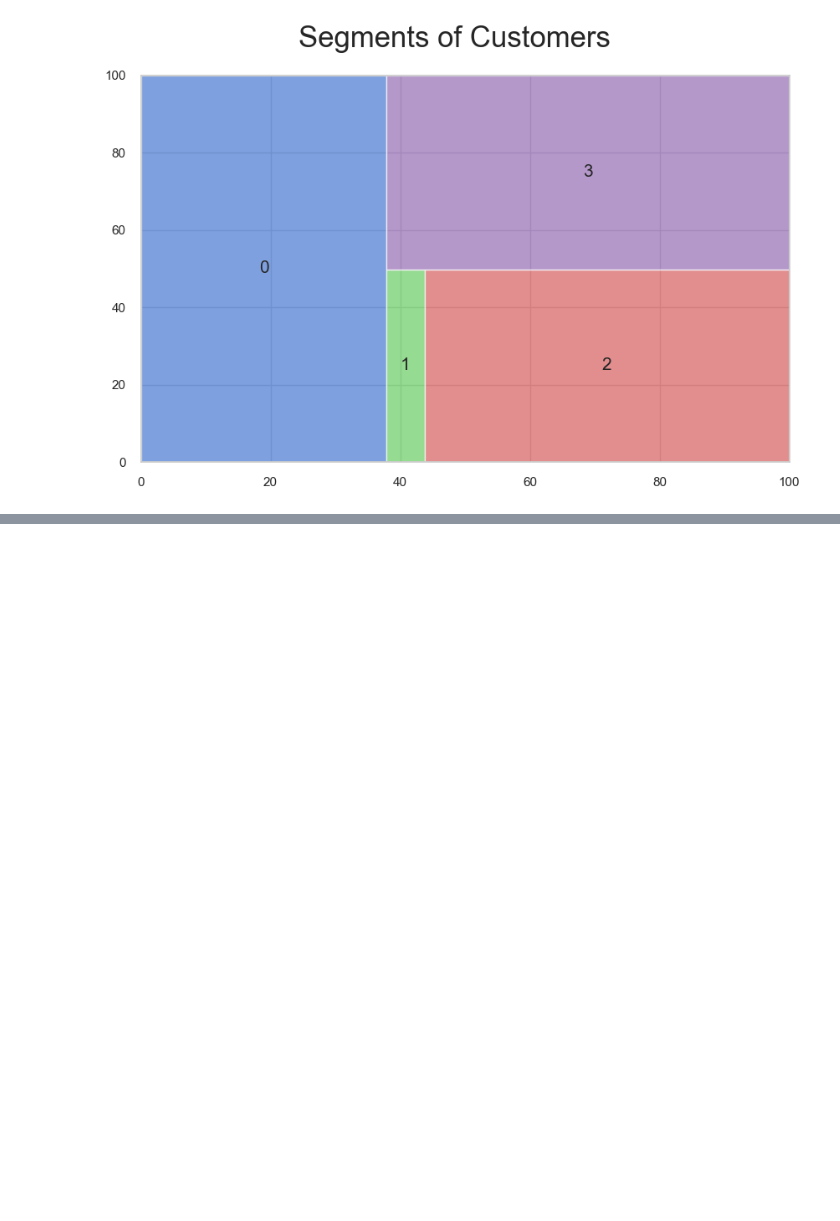
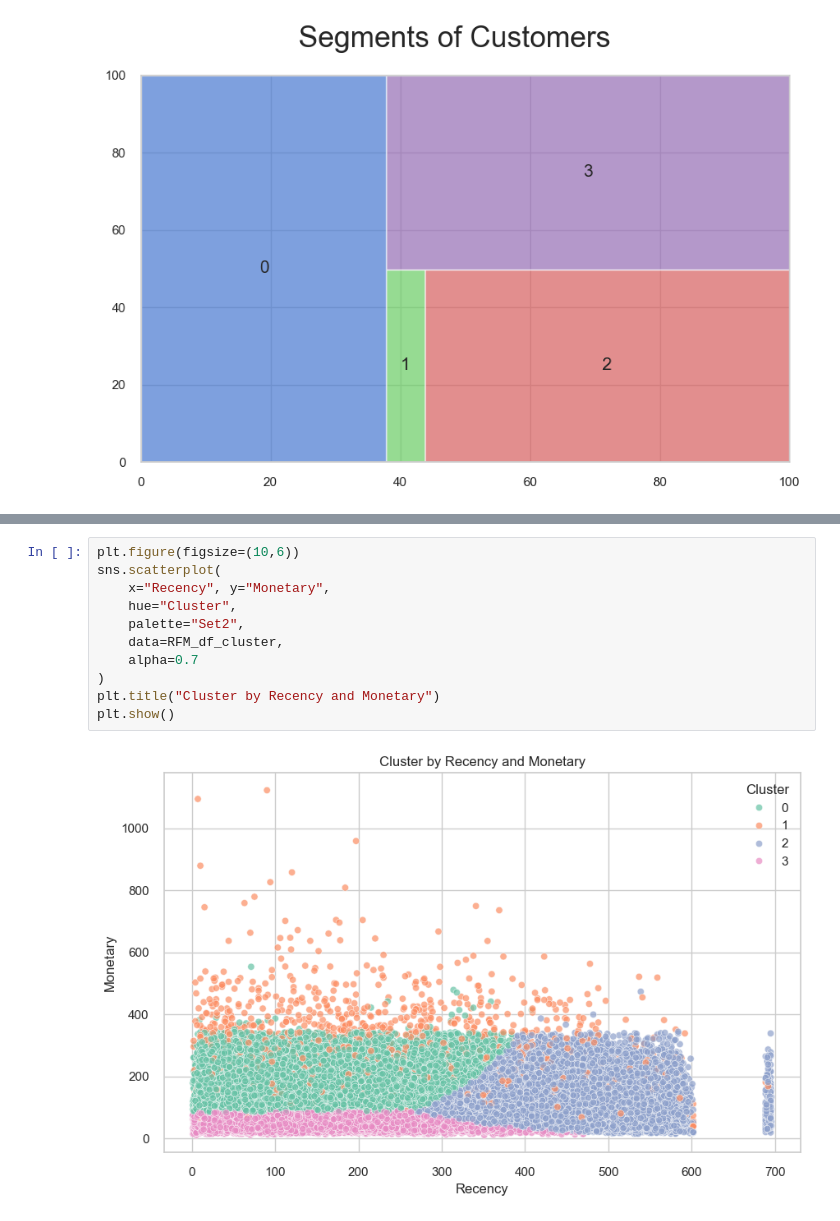
Before and after one commit to demaric9/E-Commerce-Platform, a Jupyter notebook: Pandas/RFM_Analysis.ipynb, the cells around one changed output, grey strips where cells are left out. Drawn from its saved outputs; the diff is of its cells as text; blank space fills up the shorter version.

```diff
--- a/Pandas/RFM_Analysis.ipynb
+++ b/Pandas/RFM_Analysis.ipynb
@@ -660,0 +686,13 @@ Text(0.5, 0.98, 'Segments of Customers')
+# %%
+plt.figure(figsize=(10,6))
+sns.scatterplot(
+    x="Recency", y="Monetary",
+    hue="Cluster",
+    palette="Set2",
+    data=RFM_df_cluster,
+    alpha=0.7
+)
+plt.title("Cluster by Recency and Monetary")
+plt.show()
+# %% [output]
+[figure, added]
```
Also changed, not shown: parts of 6 cells of this notebook.
